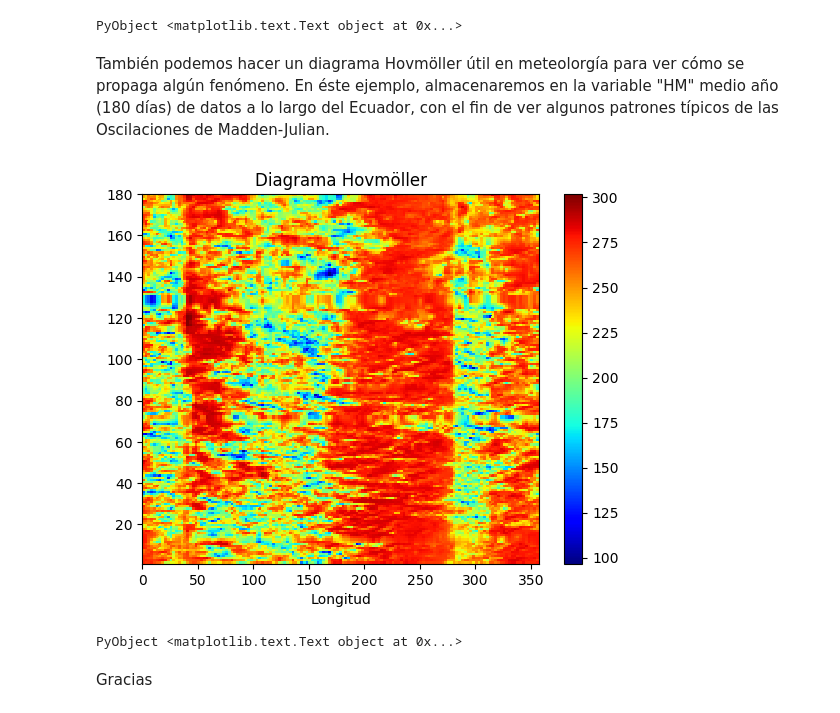
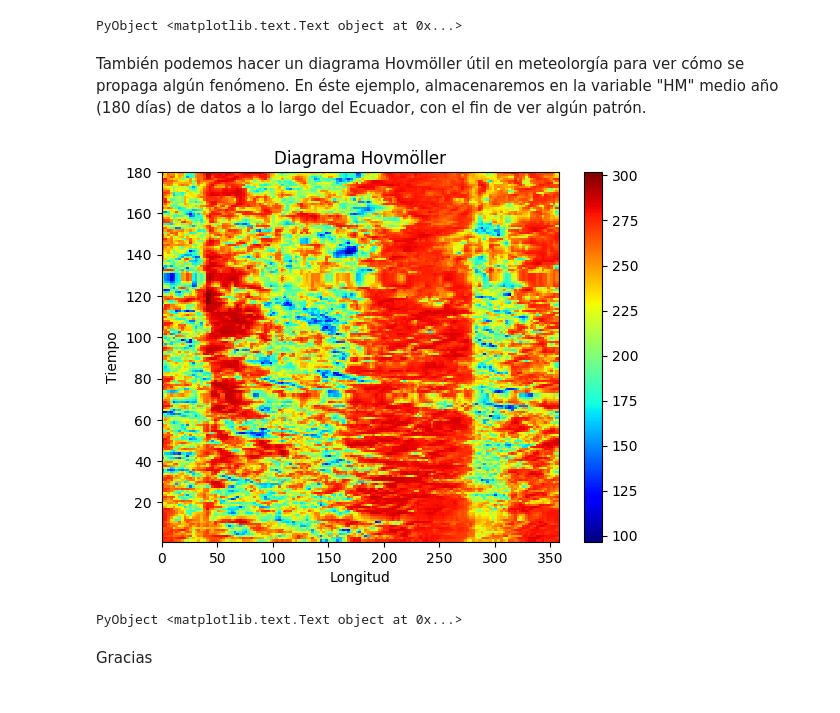
Before and after one commit to vhmar/Taller-I, a Jupyter notebook: NetCDF.ipynb, the cells around one changed output. Drawn from its saved outputs; the diff is of its cells as text; code cells hidden in the pictures.

```diff
--- a/NetCDF.ipynb
+++ b/NetCDF.ipynb
@@ -61,16 +63,16 @@ pcolor(lon,lat,olr[:,:,100]',cmap=ColorMap("jet")); colorbar(); title("OLR globa
 [figure]
 PyObject <matplotlib.text.Text object at 0x...>
 # %% [markdown]
-También podemos hacer un diagrama Hovmöller útil en meteolorgía para ver cómo se propaga algún fenómeno. En éste ejemplo, almacenaremos en la variable "HM" medio año (180 días) de datos a lo largo del Ecuador, con el fin de ver algunos patrones típicos de las Oscilaciones de Madden-Julian.
+También podemos hacer un diagrama Hovmöller útil en meteolorgía para ver cómo se propaga algún fenómeno. En éste ejemplo, almacenaremos en la variable "HM" medio año (180 días) de datos a lo largo del Ecuador, con el fin de ver algún patrón.
 # %%
 HM=zeros(180,length(lon));
 for i in (1:1:180)
      HM[i,:]=olr[:,37,i];
 end
 # %%
-pcolor(lon,180:-1:1,HM,cmap=ColorMap("jet")); colorbar(); title("Diagrama Hovmöller"); xlabel("Longitud")
+pcolor(lon,180:-1:1,HM,cmap=ColorMap("jet")); colorbar(); title("Diagrama Hovmöller"); xlabel("Longitud"); ylabel("Tiempo")
 # %% [output]
-[figure, old version]
+[figure, new version]
 PyObject <matplotlib.text.Text object at 0x...>
 # %% [markdown]
 Gracias
```
Also changed, not shown: parts of 3 cells of this notebook.
